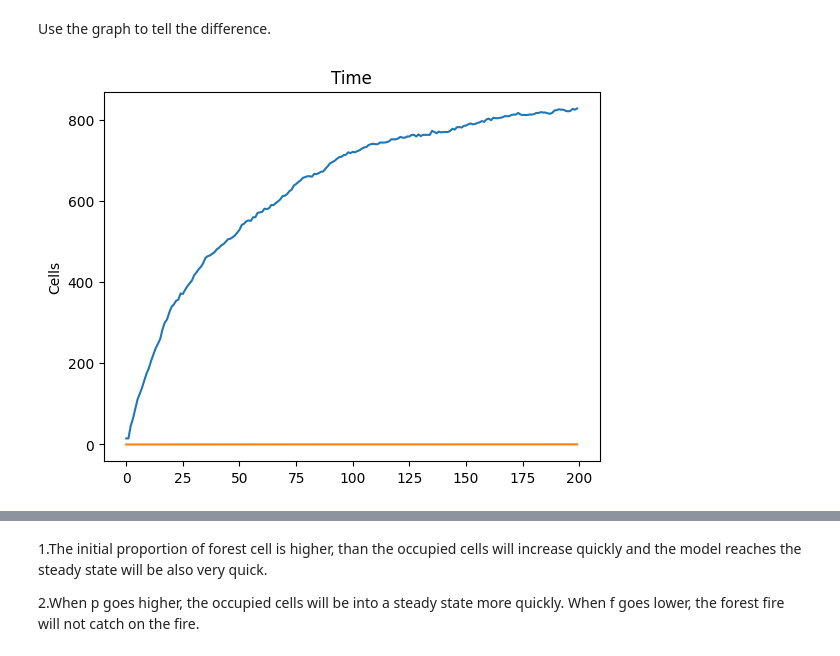
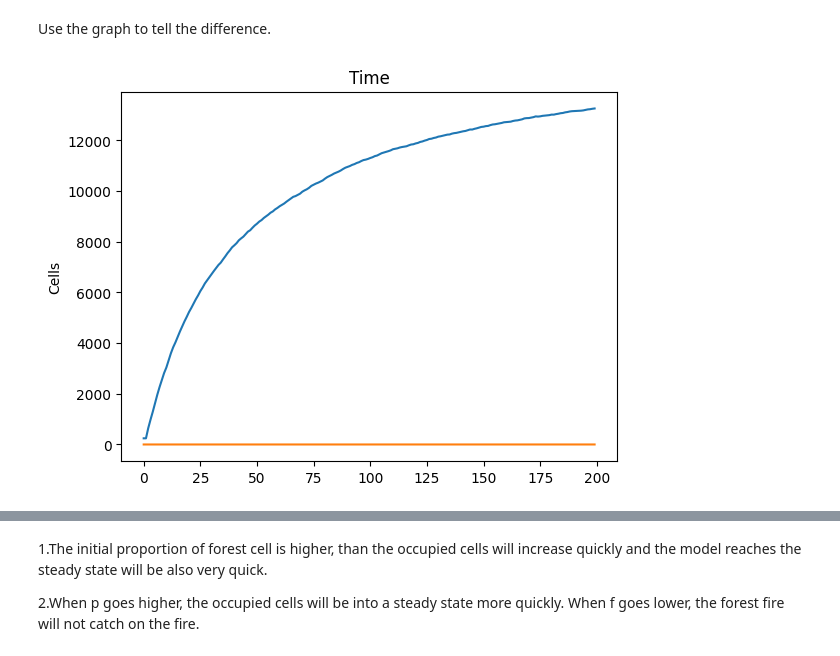
Before and after one commit to WilliamQin65/cap-comp215, a Jupyter notebook: labs/lab09.ipynb, the cells around one changed output, grey strips where cells are left out. Cells and saved outputs as stored; diff of their text form; code cells hidden in the pictures.

```diff
--- a/labs/lab09.ipynb
+++ b/labs/lab09.ipynb
@@ -233,26 +233,26 @@ Animation.animate(0.3)
 Use the graph to tell the difference.
 # %%
 # Define the parameters
-n = 50
+n = 200
 p = 0.01
 f = 0.001
 q = 0.8
 forest_fire = ForestFire(n, p, f, q)
 
 # Define the number of time steps to run the simulation
 num_steps = 200
 
 # Run the simulation and record the number of occupied cells and proportion of occupied cells at each time step
 num_occupied = []
 prop_occupied = []
 for i in range(num_steps):
     forest_fire.step()
     num_occupied.append(forest_fire.num_occupied())
     prop_occupied.append(forest_fire.num_occupied() / (n * n))
 
 # Plot the number of occupied cells and proportion of occupied cells vs time on the same plot
 plot_history({'Occupied cells': num_occupied, 'Proportion of occupied cells': prop_occupied}, "Time", ylabel='Cells')
 # %% [output]
-[figure, old version]
+[figure, new version]
 # %%
 # Define the parameters
```
Also changed, not shown: parts of 9 cells of this notebook.
